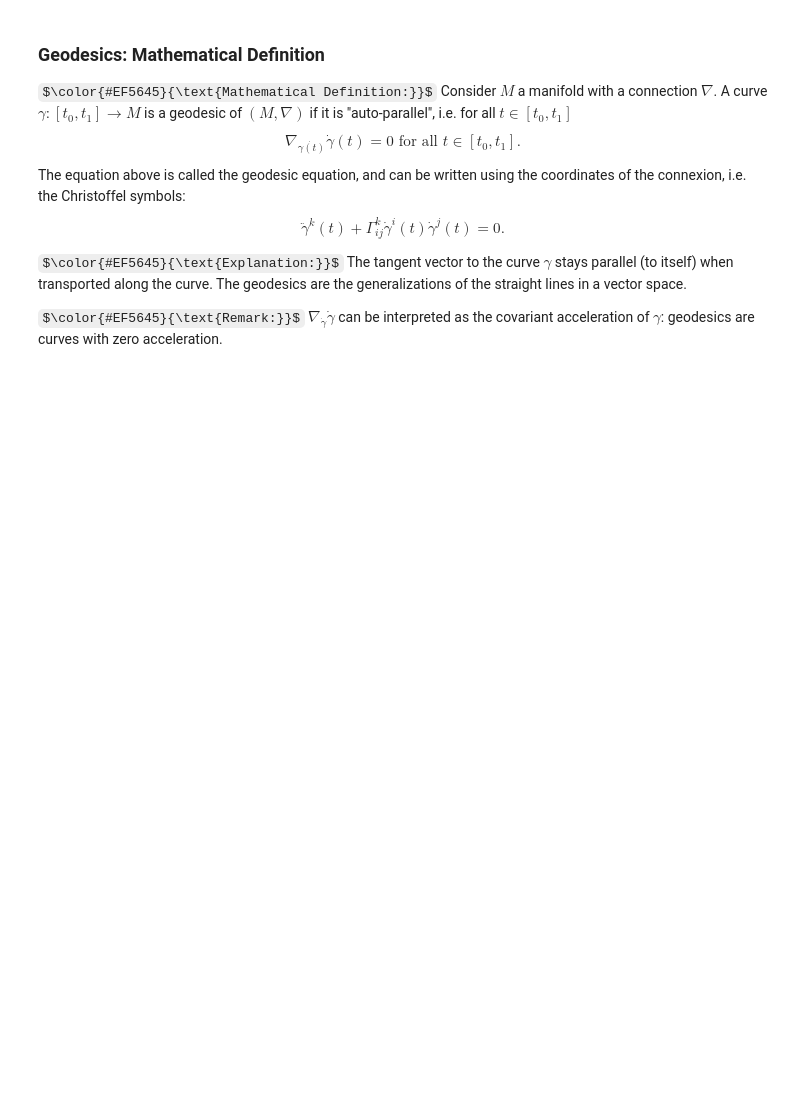
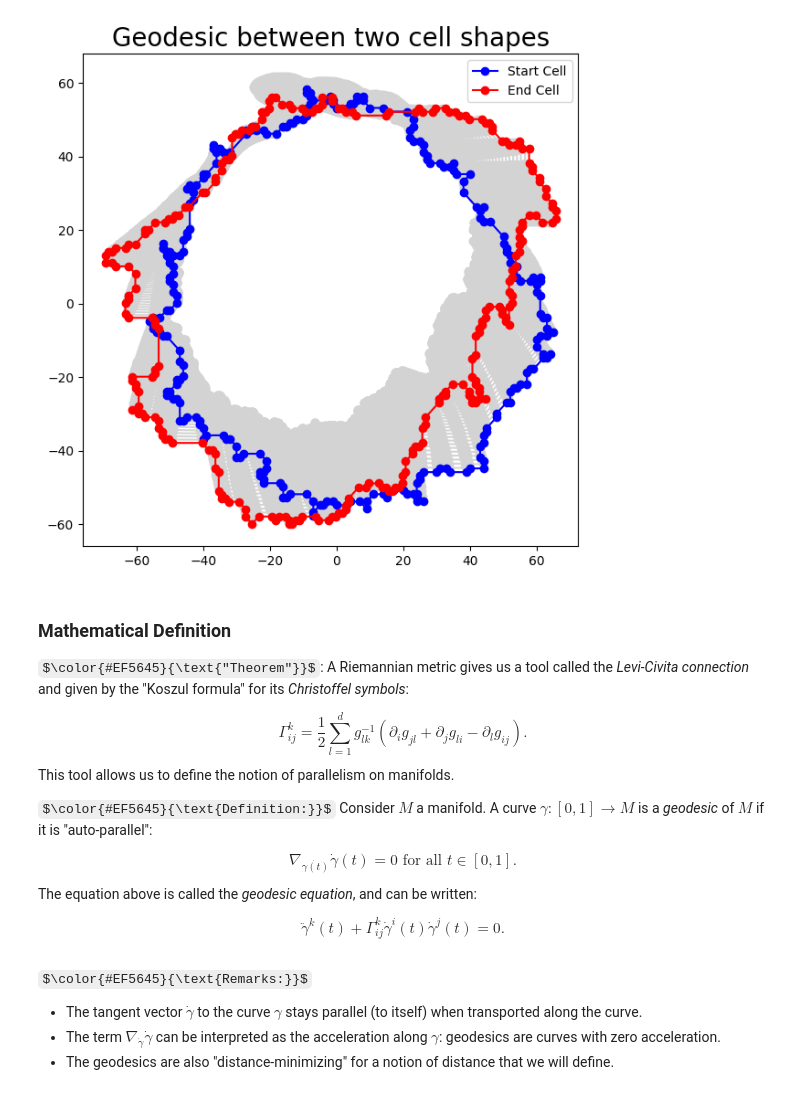
Before and after one commit to geometric-intelligence/ece594n, a Jupyter notebook: lectures/01_c_riemannian_metrics.ipynb, the cells around one changed output. Cells and saved outputs as stored; diff of their text form; code cells hidden in the pictures; some formulas as TeX source; blank space fills up the shorter version.

```diff
--- a/lectures/01_c_riemannian_metrics.ipynb
+++ b/lectures/01_c_riemannian_metrics.ipynb
@@ -140,32 +167,45 @@ from geomstats.geometry.discrete_curves import R2, DiscreteCurves, SRVMetric
 import geomstats.datasets.utils as data_utils
 
 cells, _, _ = data_utils.load_cells()
-curve_space = DiscreteCurves(R2); metric = curve_space.square_root_velocity_metric
+curve_space = DiscreteCurves(R2); metric = curve_space.metric
 cell1 = cells[69] - np.mean(cells[69], axis=0); cell2 = cells[76] - np.mean(cells[76], axis=0)
-geodesic = metric.geodesic(initial_curve=cell1, end_curve=cell2)
+geodesic = metric.geodesic(initial_point=cell1, end_point=cell2)
 
 n_times = 80; times = np.linspace(0.0, 1.0, n_times); geod_points = geodesic(times)
 # %%
-plt.figure(figsize=(10, 10))
+plt.figure(figsize=(7, 7))
 for i in range(1, n_times - 1):
     plt.plot(geod_points[i, :, 0], geod_points[i, :, 1], "o-", color="lightgrey")
 plt.plot(geod_points[0, :, 0], geod_points[0, :, 1], "o-b", label="Start Cell")
 plt.plot(geod_points[-1, :, 0], geod_points[-1, :, 1], "o-r", label="End Cell")
 
 plt.title("Geodesic between two cell shapes", fontsize=20); plt.legend();
+# %% [output]
+[figure, added]
 # %% [markdown]
-### Geodesics: Mathematical Definition
+### Mathematical Definition
 
-$\color{#EF5645}{\text{Mathematical Definition:}}$ Consider $M$ a manifold with a connection $\nabla$. A curve $\gamma:[t_0, t_1] \rightarrow M$ is a geodesic of $(M, \nabla)$ if it is "auto-parallel", i.e. for all $t \in[t_0, t_1]$
+
+$\color{#EF5645}{\text{"Theorem"}}$: A Riemannian metric gives us a tool called the _Levi-Civita connection_ and given by the "Koszul formula" for its _Christoffel symbols_:
+
 $$
-\nabla_{\dot{\gamma(t)}} \dot{\gamma}(t)=0 \text{ for all $t \in [t_0, t_1]$.}
+\Gamma_{i j}^{k}=\frac{1}{2} \sum_{l=1}^dg^{-1}_{l k}\left(\partial_{i} g_{j l}+\partial_{j} g_{l i}-\partial_{l} g_{i j}\right).
 $$
-The equation above is called the geodesic equation, and can be written using the coordinates of the connexion, i.e. the Christoffel symbols:
+This tool allows us to define the notion of parallelism on manifolds.
+
+$\color{#EF5645}{\text{Definition:}}$ Consider $M$ a manifold. A curve $\gamma:[0, 1] \rightarrow M$ is a _geodesic_ of $M$ if it is "auto-parallel":
+
+$$
+\nabla_{\dot{\gamma(t)}} \dot{\gamma}(t)=0 \text{ for all $t \in [0, 1]$.}
+$$
+The equation above is called the _geodesic equation_, and can be written:
+
 $$
 \ddot{\gamma}^{k}(t)+\Gamma_{i j}^{k} \dot{\gamma}^{i}(t) \dot{\gamma}^{j}(t)=0 .
 $$
-
-$\color{#EF5645}{\text{Explanation:}}$ The tangent vector to the curve $\gamma$ stays parallel (to itself) when transported along the curve. The geodesics are the generalizations of the straight lines in a vector space.
-
-$\color{#EF5645}{\text{Remark:}}$ $\nabla_{\dot{\gamma}} \dot{\gamma}$ can be interpreted as the covariant acceleration of $\gamma$: geodesics are curves with zero acceleration.
+# %% [markdown]
+$\color{#EF5645}{\text{Remarks:}}$
+- The tangent vector $\dot \gamma$ to the curve $\gamma$ stays parallel (to itself) when transported along the curve.
+- The term $\nabla_{\dot{\gamma}} \dot{\gamma}$ can be interpreted as the acceleration along $\gamma$: geodesics are curves with zero acceleration.
+- The geodesics are also "distance-minimizing" for a notion of distance that we will define.
 # %% [markdown]
```
Also changed, not shown: parts of 37 cells of this notebook, 2 other files.
